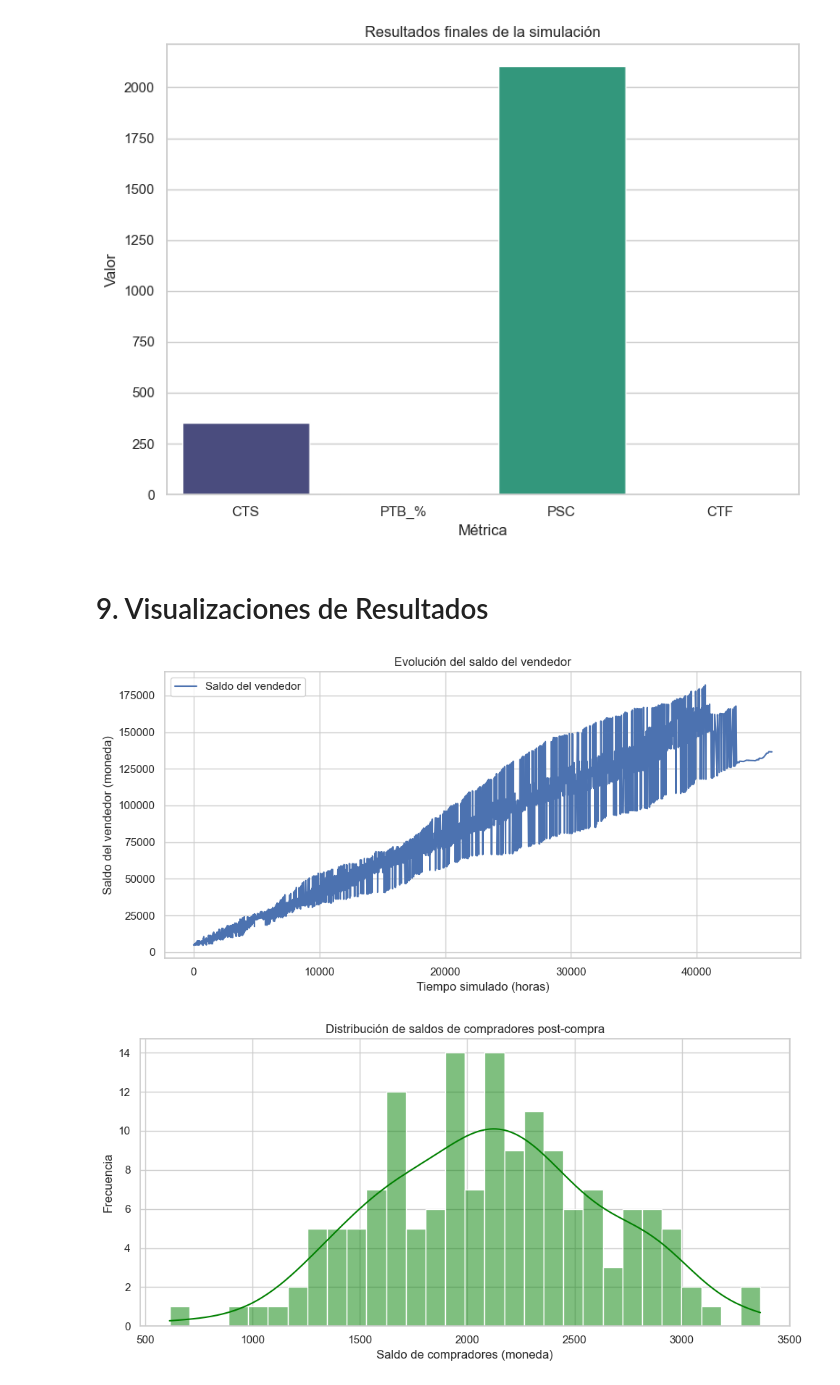
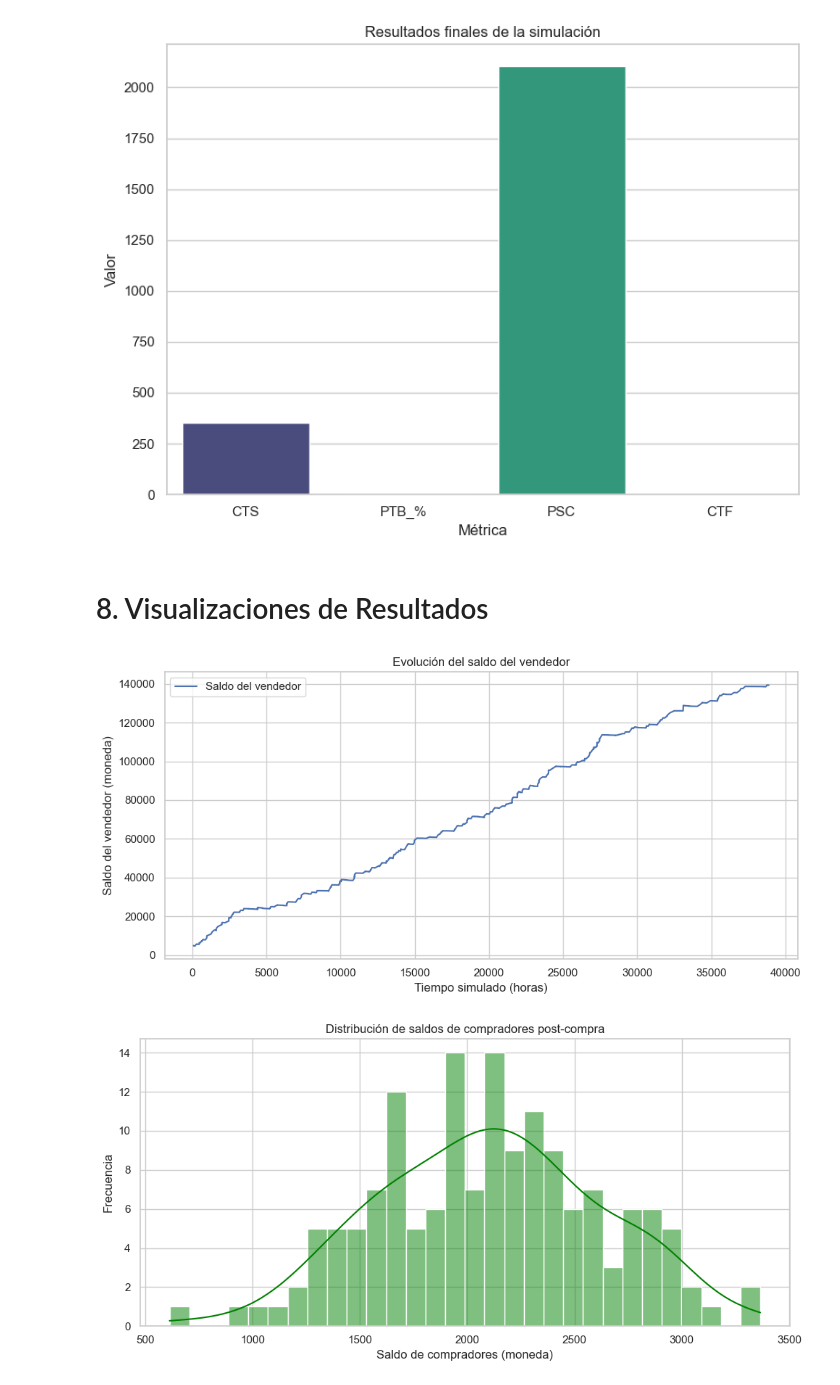
Before and after one commit to juliadp/simu-blockchain, a Jupyter notebook: TP Final Simulacion.ipynb, the cells around one changed output. Drawn from its saved outputs; the diff is of its cells as text; code cells hidden in the pictures.

```diff
--- a/TP Final Simulacion.ipynb
+++ b/TP Final Simulacion.ipynb
@@ -23,6 +23,7 @@ import seaborn as sns
 from scipy import stats
 from fitter import Fitter
 from dataclasses import dataclass
+from typing import Optional
 
 # Estilo / reproducibilidad / display
 sns.set(style="whitegrid")
@@ -37,6 +38,12 @@ if IN_COLAB:
     for m in ("numpy","pandas","matplotlib","seaborn","scipy","fitter"):
         mod = importlib.import_module(m)
         print(f"{m:>10}: {getattr(mod,'__version__','?')}")
+
+# Placeholders globales para los samplers/ajustes (se completan en ajustar_fdps_desde_df)
+gen_TS_dataset = None
+gen_LLIN_dataset = None
+best_ts_dataset = {}
+best_llin_dataset = {}
 # %% [markdown]
 # 2. Ingesta Dataset externo
 # %%
@@ -479 +463,10 @@ if globals().get("RUN_ALL_SCENARIOS", False):
+# %%
+# Elegir un escenario para los bloques que esperan df_eventos
+if RUN_ALL_SCENARIOS and 'df_eventos' not in globals():
+    try:
+        first_dir = sorted([p for p in BASE_OUT.iterdir() if p.is_dir() and p.name != "_global"])[0]
+        df_eventos = pd.read_csv(first_dir / "eventos.csv")
+        print(f"ℹ️ df_eventos cargado desde: {first_dir.name}")
+    except Exception as e:
+        print("⚠️ No pude cargar df_eventos de un escenario simulado:", e)
 # %% [markdown]
@@ -689,34 +666,34 @@ PSC (Promedio de saldo compradores): 2104.70
 CTF (Cantidad de transferencias fallidas): 1
 [figure]
 # %% [markdown]
-# 9. Visualizaciones de Resultados
+# 8. Visualizaciones de Resultados
 # %%
 import os
 os.makedirs("outputs", exist_ok=True)
 
-# 9.1 Evolución del saldo del vendedor
+# Evolución del saldo del vendedor
 plt.figure(figsize=(10,5))
 sns.lineplot(data=df_eventos, x="tiempo", y="saldo_vendedor", label="Saldo del vendedor")
 plt.xlabel(f"Tiempo simulado ({TIME_UNIT})")
 plt.ylabel("Saldo del vendedor (moneda)")
 plt.title("Evolución del saldo del vendedor")
 plt.tight_layout()
 plt.savefig("outputs/saldo_vendedor_tiempo.png", dpi=150)
 plt.show()
 
-# 9.2 Distribución de saldos de compradores (solo si hubo compras)
-if len(saldos_compradores) > 0:
+# Distribución de saldos de compradores (solo si hubo compras)
+if 'saldos_compradores' in globals() and len(saldos_compradores) > 0:
     plt.figure(figsize=(10,5))
     sns.histplot(saldos_compradores, bins=30, kde=True, color="green")
     plt.xlabel("Saldo de compradores (moneda)")
     plt.ylabel("Frecuencia")
     plt.title("Distribución de saldos de compradores post-compra")
     plt.tight_layout()
     plt.savefig("outputs/dist_saldos_compradores.png", dpi=150)
     plt.show()
 else:
     print("No hay compras exitosas, no se grafica la distribución de saldos de compradores.")
 # %% [output]
-[figure, old version]
+[figure, new version]
 [figure]
 # %% [markdown]
```
Also changed, not shown: parts of 18 cells of this notebook, 46 other files.
